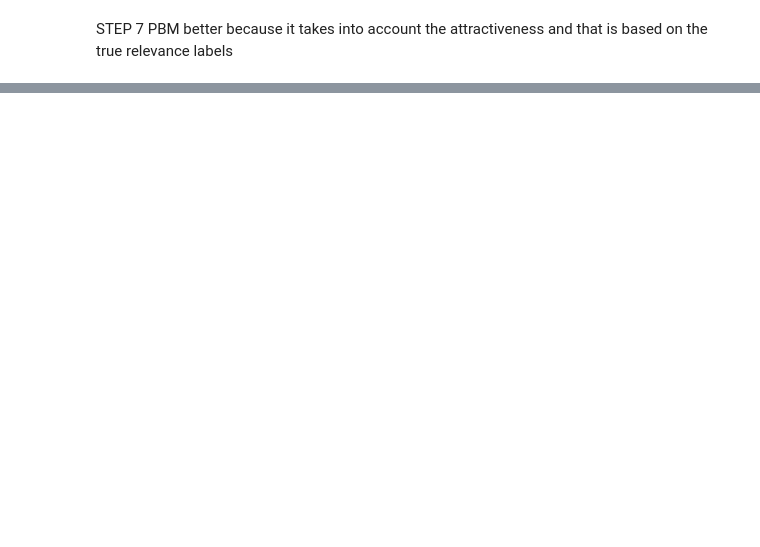
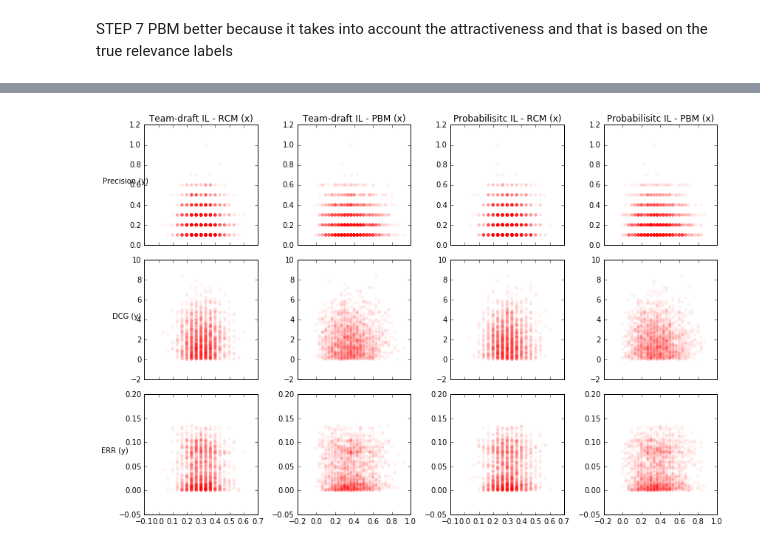
Before and after one commit to didirus/information-retrieval, a Jupyter notebook: HW1/10909486_????????_hw1.ipynb, the cells around one changed output, grey strips where cells are left out. Saved outputs shown, nothing was run; the diff lists cells and outputs as text; code cells hidden in the pictures; blank space fills up the shorter version.

```diff
--- a/HW1/10909486_????????_hw1.ipynb
+++ b/HW1/10909486_????????_hw1.ipynb
@@ -484,0 +511,45 @@ for i in range(len(all_p_meassures)): # i = 0:2000
+# %%
+all_d_meassures = [difference_measures_prec, difference_measures_dcg, difference_measures_err]
+
+# plots: [[teamRcm:[prec],[dcg],[err]],[teamPBM:[prec],[dcg],[err]],[probRcm:[prec],[dcg],[err]],[probRcm:[prec],[dcg],[err]],
+plots = [[[[],[]],[[],[]],[[],[]]],[[[],[]],[[],[]],[[],[]]],[[[],[]],[[],[]],[[],[]]],[[[],[]],[[],[]],[[],[]]]]
+for online_combo in range(len(all_p_meassures[0])):
+
+        for offline_algo in range(len(all_d_meassures)):
+            for i in range(len(all_p_meassures)):
+                x = all_p_meassures[i][online_combo]
+                y = all_d_meassures[offline_algo][i]
+                plots[online_combo][offline_algo][0].append(x)
+                plots[online_combo][offline_algo][1].append(y)
+# %%
+f, ((ax1, ax2, ax3, ax4), (ax5, ax6, ax7, ax8), (ax9, ax10, ax11, ax12)) = plt.subplots(3,4,sharex='col',figsize=(12, 8))
+
+# first 4 plots (precisions)
+ax1.scatter(plots[0][0][0], plots[0][0][1], edgecolors='none',alpha=0.05,c='red')
+ax1.set_title("Team-draft IL - RCM (x)")
+ax1.set_ylabel("Precision (y)", rotation=0)
+ax2.scatter(plots[1][0][0], plots[1][0][1], edgecolors='none',alpha=0.05,c='red')
+ax2.set_title("Team-draft IL - PBM (x)")
+ax3.scatter(plots[2][0][0], plots[2][0][1], edgecolors='none',alpha=0.05,c='red')
+ax3.set_title("Probabilisitc IL - RCM (x)")
+ax4.scatter(plots[3][0][0], plots[3][0][1], edgecolors='none',alpha=0.05,c='red')
+ax4.set_title("Probabilisitc IL - PBM (x)")
+
+# second 4 plots (DCGs)
+ax5.scatter(plots[0][1][0], plots[0][1][1], edgecolors='none',alpha=0.05,c='red')
+ax5.set_ylabel("DCG (y)", rotation=0)
+ax6.scatter(plots[1][1][0], plots[1][1][1], edgecolors='none',alpha=0.05,c='red')
+ax7.scatter(plots[2][1][0], plots[2][1][1], edgecolors='none',alpha=0.05,c='red')
+ax8.scatter(plots[3][1][0], plots[3][1][1], edgecolors='none',alpha=0.05,c='red')
+
+# last 4 plots (ERRs)
+ax9.scatter(plots[0][2][0], plots[0][2][1], edgecolors='none',alpha=0.05,c='red')
+ax9.set_ylabel("ERR (y)", rotation=0)
+ax10.scatter(plots[1][2][0], plots[1][2][1], edgecolors='none',alpha=0.05,c='red')
+ax11.scatter(plots[2][2][0], plots[2][2][1], edgecolors='none',alpha=0.05,c='red')
+ax12.scatter(plots[3][2][0], plots[3][2][1], edgecolors='none',alpha=0.05,c='red')
+
+
+plt.tight_layout()
+# %% [output]
+[figure, added]
```
Also changed, not shown: parts of 9 cells of this notebook.
